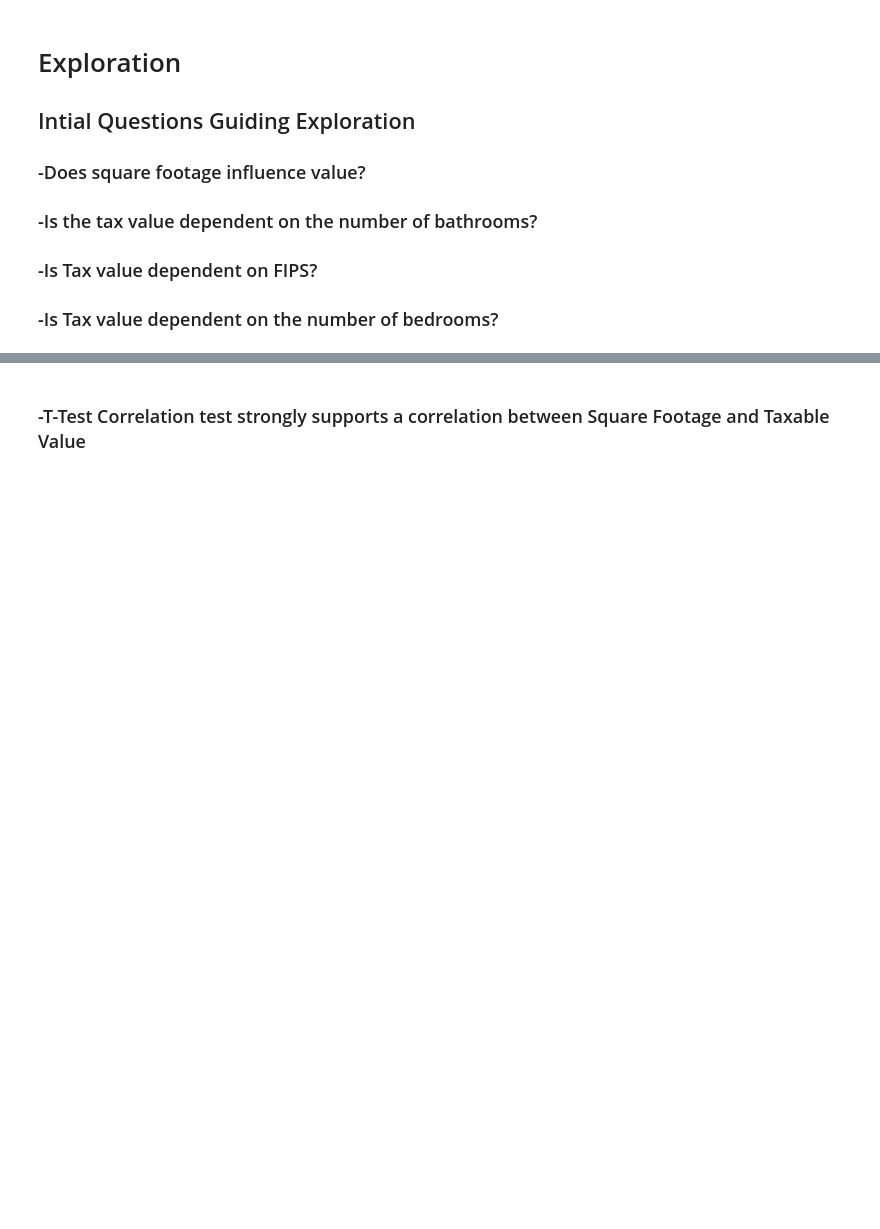
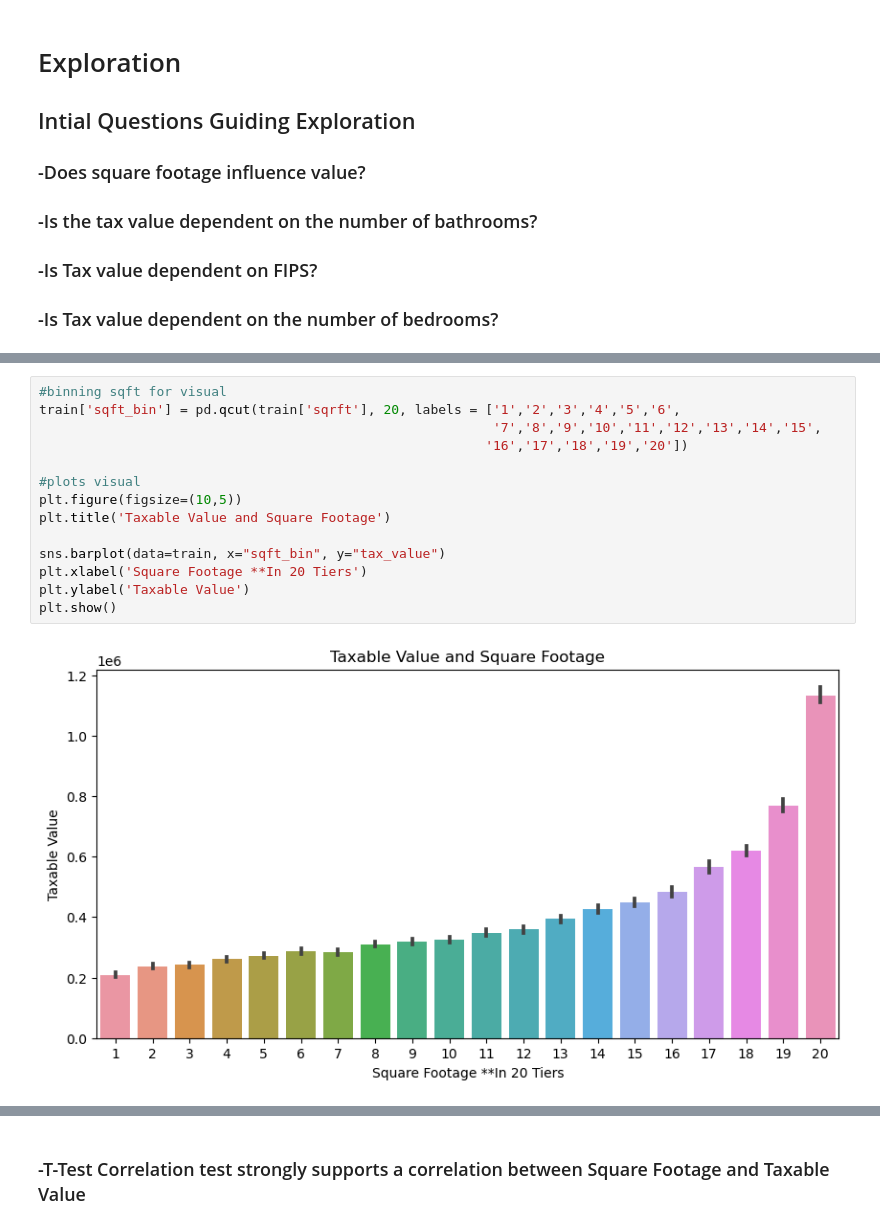
Before and after one commit to Bartholomew-Taylor/zillow_regression_project, a Jupyter notebook: Zillow_Regression_Final_Notebook.ipynb, the cells around one changed output, grey strips where cells are left out. Saved outputs shown, nothing was run; the diff lists cells and outputs as text; blank space fills up the shorter version.

```diff
--- a/Zillow_Regression_Final_Notebook.ipynb
+++ b/Zillow_Regression_Final_Notebook.ipynb
@@ -84,0 +103,16 @@ train.head().T
+# %%
+#binning sqft for visual
+train['sqft_bin'] = pd.qcut(train['sqrft'], 20, labels = ['1','2','3','4','5','6',
+                                                          '7','8','9','10','11','12','13','14','15',
+                                                         '16','17','18','19','20'])
+
+#plots visual
+plt.figure(figsize=(10,5))
+plt.title('Taxable Value and Square Footage')
+
+sns.barplot(data=train, x="sqft_bin", y="tax_value")
+plt.xlabel('Square Footage **In 20 Tiers')
+plt.ylabel('Taxable Value')
+plt.show()
+# %% [output]
+[figure, added]
```
Also changed, not shown: parts of 66 cells of this notebook, 2 other files.
